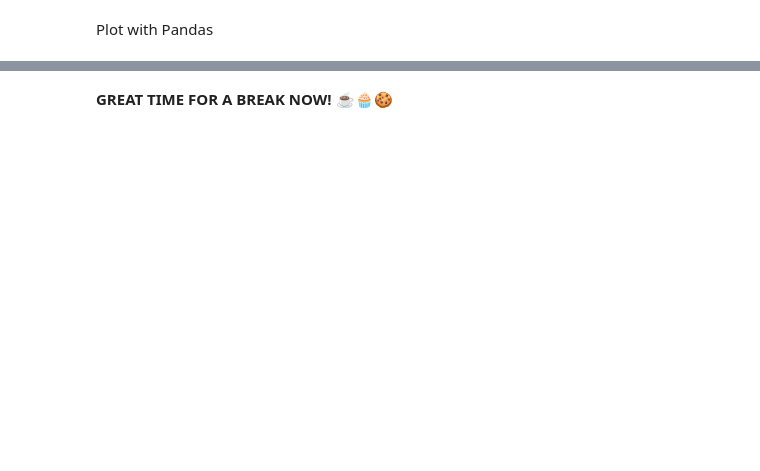
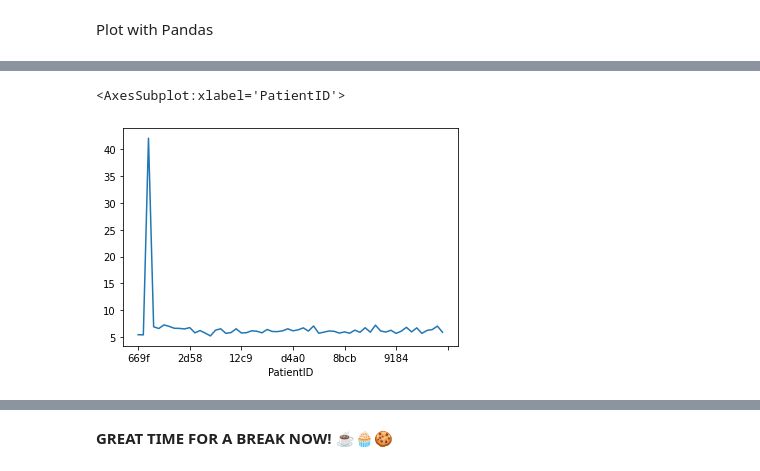
Before and after one commit to leriomaggio/python-data-science, a Jupyter notebook: working_notebook_scientific_python-livecoding.ipynb, the cells around one changed output, grey strips where cells are left out. Saved outputs shown, nothing was run; the diff lists cells and outputs as text; code cells hidden in the pictures; blank space fills up the shorter version.

```diff
--- a/working_notebook_scientific_python-livecoding.ipynb
+++ b/working_notebook_scientific_python-livecoding.ipynb
@@ -692,0 +1153,5 @@ Plot with Pandas
+# %%
+inf_dataframe.mean(axis=1).plot()
+# %% [output]
+<AxesSubplot:xlabel='PatientID'>
+[figure, added]
```
Also changed, not shown: parts of 65 cells of this notebook.
